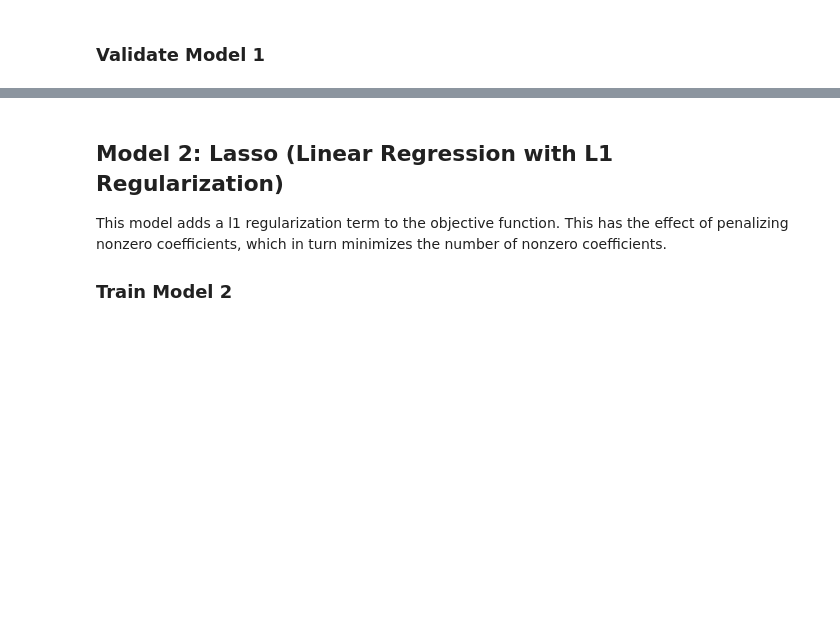
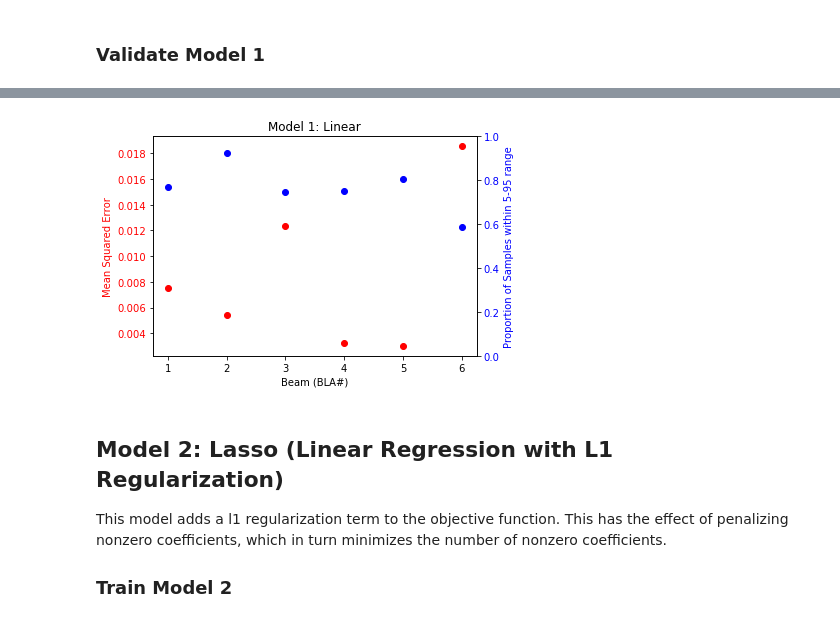
Before and after one commit to zbpatel/CS229-Project, a Jupyter notebook: predict_future_output.ipynb, the cells around one changed output, grey strips where cells are left out. Cells and saved outputs as stored; diff of their text form; code cells hidden in the pictures; blank space fills up the shorter version.

```diff
--- a/predict_future_output.ipynb
+++ b/predict_future_output.ipynb
@@ -208,3 +240,7 @@ print(model_1_valid_mses)
+# %%
+plot_single_test_mse(model_1_valid_mses, model_1_valid_props, "Model 1: Linear")
+# %% [output]
+[figure, added]
 # %% [markdown]
 ## Model 2: Lasso (Linear Regression with L1 Regularization)
 This model adds a l1 regularization term to the objective function. This has the effect of penalizing nonzero coefficients,
```
Also changed, not shown: parts of 10 cells of this notebook.
